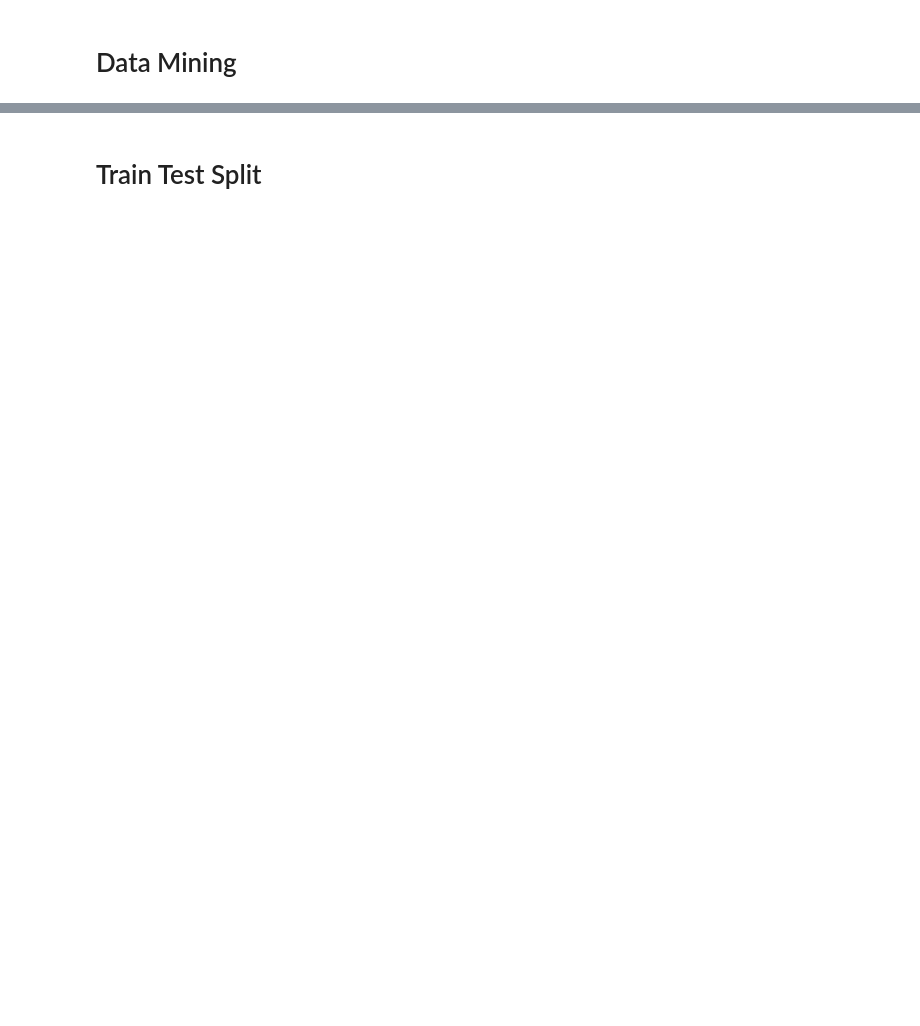
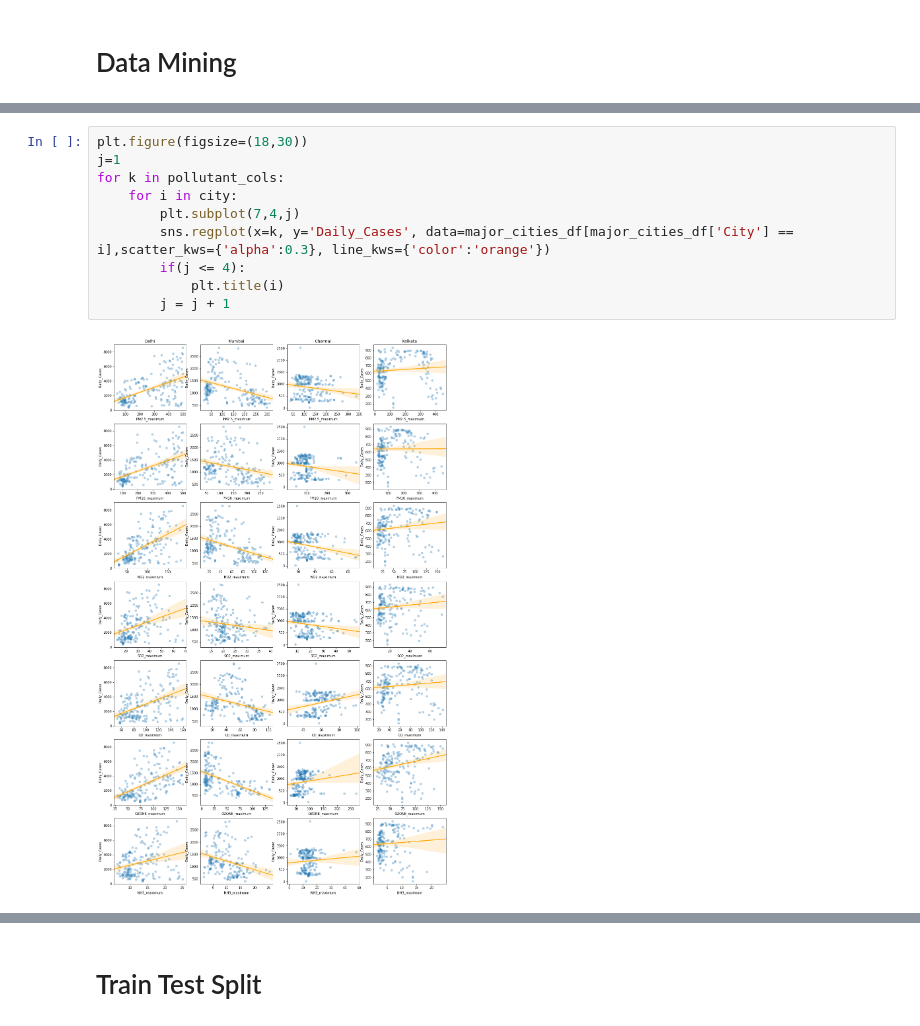
Before and after one commit to abhishek1garg/ML-Projects, a Jupyter notebook: Mini Capstone.ipynb, the cells around one changed output, grey strips where cells are left out. Saved outputs shown, nothing was run; the diff lists cells and outputs as text; blank space fills up the shorter version.

```diff
--- a/Mini Capstone.ipynb
+++ b/Mini Capstone.ipynb
@@ -287,0 +202,12 @@ high_corr_cols
+# %%
+plt.figure(figsize=(18,30))
+j=1
+for k in pollutant_cols:
+    for i in city:
+        plt.subplot(7,4,j)
+        sns.regplot(x=k, y='Daily_Cases', data=major_cities_df[major_cities_df['City'] == i],scatter_kws={'alpha':0.3}, line_kws={'color':'orange'})
+        if(j <= 4):
+            plt.title(i)
+        j = j + 1
+# %% [output]
+[figure, added]
```
Also changed, not shown: parts of 105 cells of this notebook, 1 other file.
